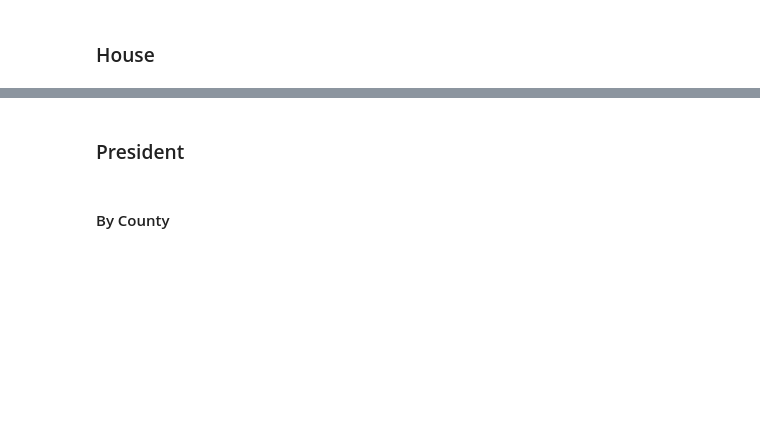
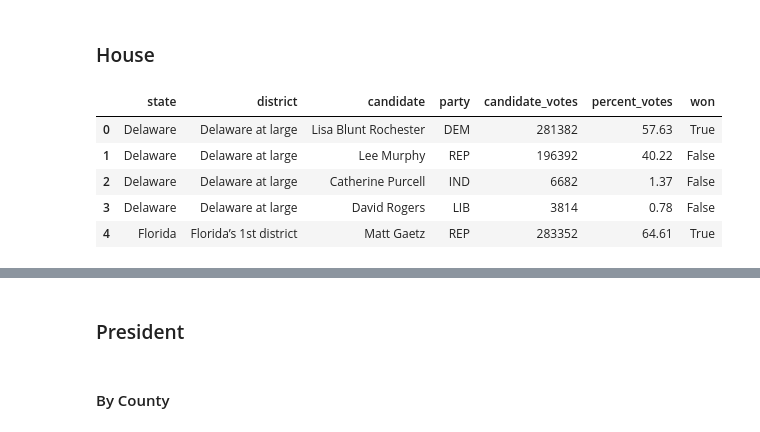
Before and after one commit to LeeProut/ETL-project, a Jupyter notebook: election2020.ipynb, the cells around one changed output, grey strips where cells are left out. Cells and saved outputs as stored; diff of their text form; code cells hidden in the pictures; blank space fills up the shorter version.

```diff
--- a/election2020.ipynb
+++ b/election2020.ipynb
@@ -206,0 +215,57 @@ state_district_df.head()
+# %%
+# Add state column
+conditions = [hse_cand_df['district'].str.contains('Alabama'), hse_cand_df['district'].str.contains('Alaska'),
+              hse_cand_df['district'].str.contains('Arizona'), hse_cand_df['district'].str.contains('Arkansas'),
+              hse_cand_df['district'].str.contains('California'), hse_cand_df['district'].str.contains('Colorado'),
+              hse_cand_df['district'].str.contains('Connecticut'), hse_cand_df['district'].str.contains('Delaware'),
+              hse_cand_df['district'].str.contains('Florida'), hse_cand_df['district'].str.contains('Georgia'),
+              hse_cand_df['district'].str.contains('Hawaii'), hse_cand_df['district'].str.contains('Idaho'),
+              hse_cand_df['district'].str.contains('Illinois'), hse_cand_df['district'].str.contains('Indiana'),
+              hse_cand_df['district'].str.contains('Iowa'), hse_cand_df['district'].str.contains('Kansas'),
+              hse_cand_df['district'].str.contains('Kentucky'), hse_cand_df['district'].str.contains('Louisiana'),
+              hse_cand_df['district'].str.contains('Maine'), hse_cand_df['district'].str.contains('Maryland'),
+              hse_cand_df['district'].str.contains('Massachusetts'), hse_cand_df['district'].str.contains('Michigan'),
+              hse_cand_df['district'].str.contains('Minnesota'), hse_cand_df['district'].str.contains('Mississippi'),
+              hse_cand_df['district'].str.contains('Missouri'), hse_cand_df['district'].str.contains('Montana'),
+              hse_cand_df['district'].str.contains('Nebraska'), hse_cand_df['district'].str.contains('Nevada'),
+              hse_cand_df['district'].str.contains('New Hampshire'), hse_cand_df['district'].str.contains('New Jersey'),
+              hse_cand_df['district'].str.contains('New Mexico'), hse_cand_df['district'].str.contains('New York'),
+              hse_cand_df['district'].str.contains('North Carolina'), hse_cand_df['district'].str.contains('North Dakota'),
+              hse_cand_df['district'].str.contains('Ohio'), hse_cand_df['district'].str.contains('Oklahoma'),
+              hse_cand_df['district'].str.contains('Oregon'), hse_cand_df['district'].str.contains('Pennsylvania'),
+              hse_cand_df['district'].str.contains('Rhode Island'), hse_cand_df['district'].str.contains('South Carolina'),
+              hse_cand_df['district'].str.contains('South Dakota'), hse_cand_df['district'].str.contains('Tennessee'),
+              hse_cand_df['district'].str.contains('Texas'), hse_cand_df['district'].str.contains('Utah'),
+              hse_cand_df['district'].str.contains('Vermont'), hse_cand_df['district'].str.contains('Virginia'),
+              hse_cand_df['district'].str.contains('Washington'), hse_cand_df['district'].str.contains('West Virginia'),
+              hse_cand_df['district'].str.contains('Wisconsin'), hse_cand_df['district'].str.contains('Wyoming')]
+choices = ['Alabama', 'Alaska', 'Arizona', 'Arkansas', 'California', 'Colorado', 'Connecticut', 'Delaware',
+           'Florida', 'Georgia', 'Hawaii', 'Idaho', 'Illinois', 'Indiana', 'Iowa', 'Kansas', 'Kentucky',
+           'Louisiana', 'Maine', 'Maryland', 'Massachusetts', 'Michigan', 'Minnesota', 'Mississippi', 'Missouri',
+           'Montana', 'Nebraska', 'Nevada', 'New Hampshire', 'New Jersey', 'New Mexico', 'New York', 'North Carolina',
+           'North Dakota', 'Ohio', 'Oklahoma', 'Oregon', 'Pennsylvania', 'Rhode Island', 'South Carolina', 'South Dakota',
+           'Tennessee', 'Texas', 'Utah', 'Vermont', 'Virginia', 'Washington', 'West Virginia', 'Wisconsin', 'Wyoming']
+
+hse_cand_df['state'] = np.select(conditions, choices, default=np.nan)
+
+
+# Rename column and make a copy from original dataframe
+hse_result_df = hse_cand_df.rename(columns={'total_votes': 'candidate_votes'}).copy()
+
+hse_result_df = hse_result_df.assign(
+                        percent_votes = round(hse_result_df.candidate_votes/hse_result_df\
+                                        .groupby(['state','district']).candidate_votes\
+                                        .transform('sum')*100, 2))
+
+# Rearrage columns
+hse_result_cleaned_df = hse_result_df[['state', 'district', 'candidate', 'party',
+                                       'candidate_votes', 'percent_votes', 'won']].copy()
+
+hse_result_cleaned_df.head()
+# %% [output]
+|  | state | district | candidate | party | candidate_votes | percent_votes | won |
+| 0 | Delaware | Delaware at large | Lisa Blunt Rochester | DEM | 281382 | 57.63 | True |
+| 1 | Delaware | Delaware at large | Lee Murphy | REP | 196392 | 40.22 | False |
+| 2 | Delaware | Delaware at large | Catherine Purcell | IND | 6682 | 1.37 | False |
+| 3 | Delaware | Delaware at large | David Rogers | LIB | 3814 | 0.78 | False |
+| 4 | Florida | Florida’s 1st district | Matt Gaetz | REP | 283352 | 64.61 | True |
```
Also changed, not shown: parts of 30 cells of this notebook.
